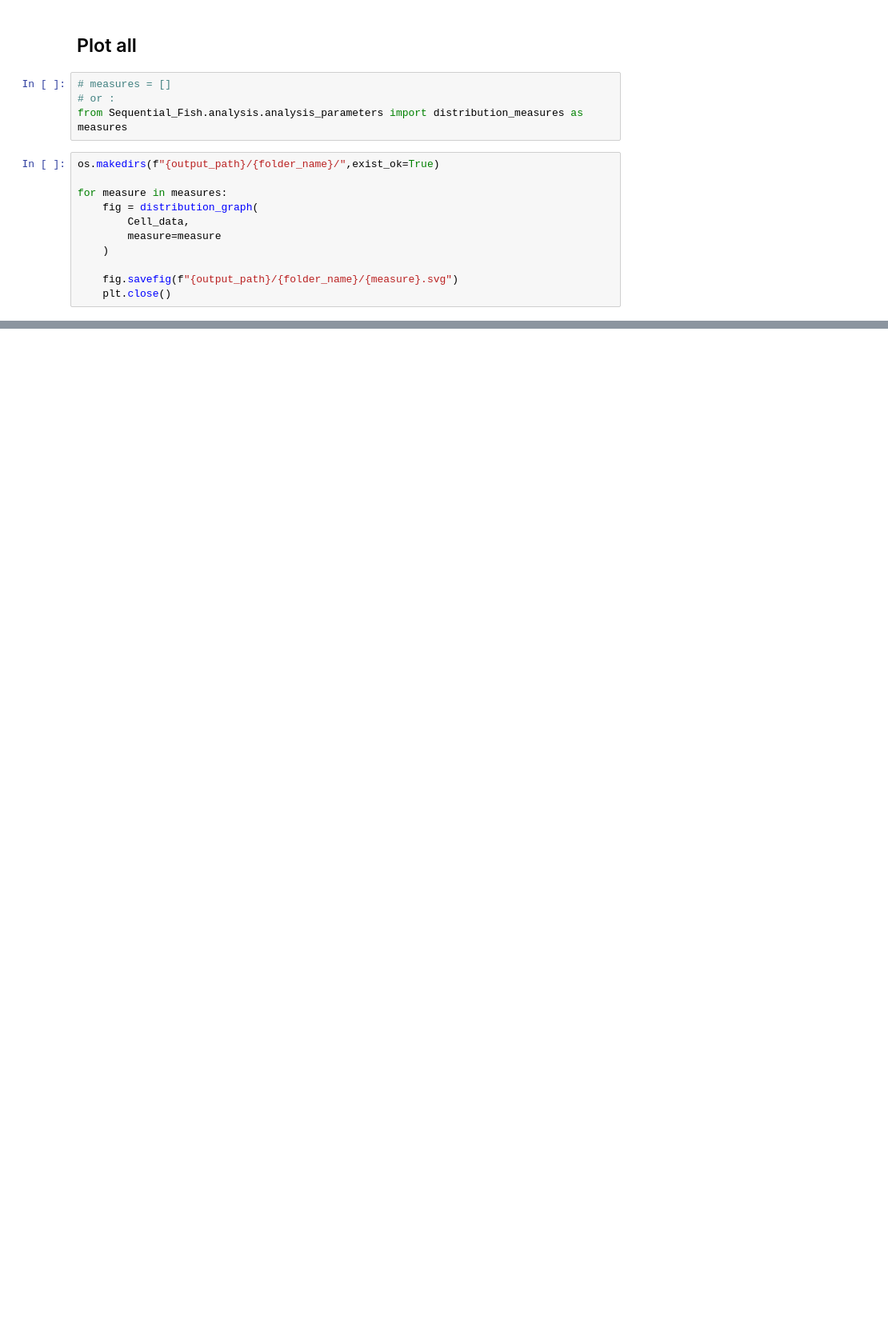
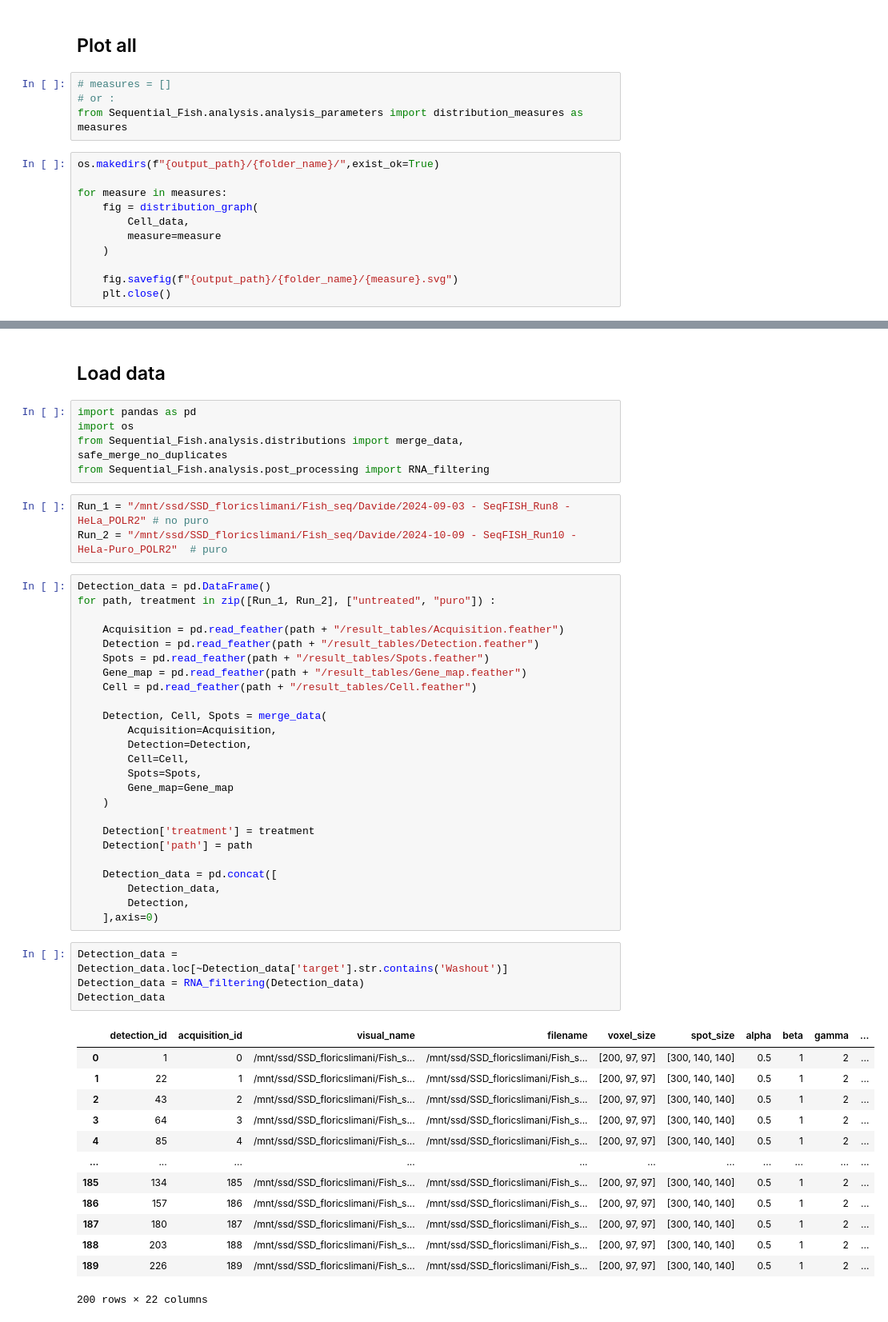
Before and after one commit to 2Echoes/Sequential_Fish, a Jupyter notebook: analysis/Custom_graph.ipynb, the cells around one changed output, grey strips where cells are left out. Shown at 80% size. Saved outputs shown, nothing was run; the diff lists cells and outputs as text; blank space fills up the shorter version.

```diff
--- a/analysis/Custom_graph.ipynb
+++ b/analysis/Custom_graph.ipynb
@@ -153,0 +264,53 @@ for measure in measures:
+# %% [markdown]
+## Load data
+# %%
+import pandas as pd
+import os
+from Sequential_Fish.analysis.distributions import merge_data, safe_merge_no_duplicates
+from Sequential_Fish.analysis.post_processing import RNA_filtering
+# %%
+Run_1 = "/mnt/ssd/SSD_floricslimani/Fish_seq/Davide/2024-09-03 - SeqFISH_Run8 - HeLa_POLR2" # no puro
+Run_2 = "/mnt/ssd/SSD_floricslimani/Fish_seq/Davide/2024-10-09 - SeqFISH_Run10 - HeLa-Puro_POLR2"  # puro
+# %%
+Detection_data = pd.DataFrame()
+for path, treatment in zip([Run_1, Run_2], ["untreated", "puro"]) :
+
+    Acquisition = pd.read_feather(path + "/result_tables/Acquisition.feather")
+    Detection = pd.read_feather(path + "/result_tables/Detection.feather")
+    Spots = pd.read_feather(path + "/result_tables/Spots.feather")
+    Gene_map = pd.read_feather(path + "/result_tables/Gene_map.feather")
+    Cell = pd.read_feather(path + "/result_tables/Cell.feather")
+
+    Detection, Cell, Spots = merge_data(
+        Acquisition=Acquisition,
+        Detection=Detection,
+        Cell=Cell,
+        Spots=Spots,
+        Gene_map=Gene_map
+    )
+
+    Detection['treatment'] = treatment
+    Detection['path'] = path
+
+    Detection_data = pd.concat([
+        Detection_data,
+        Detection,
+    ],axis=0)
+# %%
+Detection_data = Detection_data.loc[~Detection_data['target'].str.contains('Washout')]
+Detection_data = RNA_filtering(Detection_data)
+Detection_data
+# %% [output]
+|  | detection_id | acquisition_id | visual_name | filename | voxel_size | spot_size | alpha | beta | gamma | ... |
+| 0 | 1 | 0 | /mnt/ssd/SSD_floricslimani/Fish_s... | /mnt/ssd/SSD_floricslimani/Fish_s... | [200, 97, 97] | [300, 140, 140] | 0.5 | 1 | 2 | ... |
+| 1 | 22 | 1 | /mnt/ssd/SSD_floricslimani/Fish_s... | /mnt/ssd/SSD_floricslimani/Fish_s... | [200, 97, 97] | [300, 140, 140] | 0.5 | 1 | 2 | ... |
+| 2 | 43 | 2 | /mnt/ssd/SSD_floricslimani/Fish_s... | /mnt/ssd/SSD_floricslimani/Fish_s... | [200, 97, 97] | [300, 140, 140] | 0.5 | 1 | 2 | ... |
+| 3 | 64 | 3 | /mnt/ssd/SSD_floricslimani/Fish_s... | /mnt/ssd/SSD_floricslimani/Fish_s... | [200, 97, 97] | [300, 140, 140] | 0.5 | 1 | 2 | ... |
+| 4 | 85 | 4 | /mnt/ssd/SSD_floricslimani/Fish_s... | /mnt/ssd/SSD_floricslimani/Fish_s... | [200, 97, 97] | [300, 140, 140] | 0.5 | 1 | 2 | ... |
+| ... | ... | ... | ... | ... | ... | ... | ... | ... | ... | ... |
+| 185 | 134 | 185 | /mnt/ssd/SSD_floricslimani/Fish_s... | /mnt/ssd/SSD_floricslimani/Fish_s... | [200, 97, 97] | [300, 140, 140] | 0.5 | 1 | 2 | ... |
+| 186 | 157 | 186 | /mnt/ssd/SSD_floricslimani/Fish_s... | /mnt/ssd/SSD_floricslimani/Fish_s... | [200, 97, 97] | [300, 140, 140] | 0.5 | 1 | 2 | ... |
+| 187 | 180 | 187 | /mnt/ssd/SSD_floricslimani/Fish_s... | /mnt/ssd/SSD_floricslimani/Fish_s... | [200, 97, 97] | [300, 140, 140] | 0.5 | 1 | 2 | ... |
+| 188 | 203 | 188 | /mnt/ssd/SSD_floricslimani/Fish_s... | /mnt/ssd/SSD_floricslimani/Fish_s... | [200, 97, 97] | [300, 140, 140] | 0.5 | 1 | 2 | ... |
+| 189 | 226 | 189 | /mnt/ssd/SSD_floricslimani/Fish_s... | /mnt/ssd/SSD_floricslimani/Fish_s... | [200, 97, 97] | [300, 140, 140] | 0.5 | 1 | 2 | ... |
+200 rows × 22 columns
```
Also changed, not shown: parts of 22 cells of this notebook, 4 other files.
